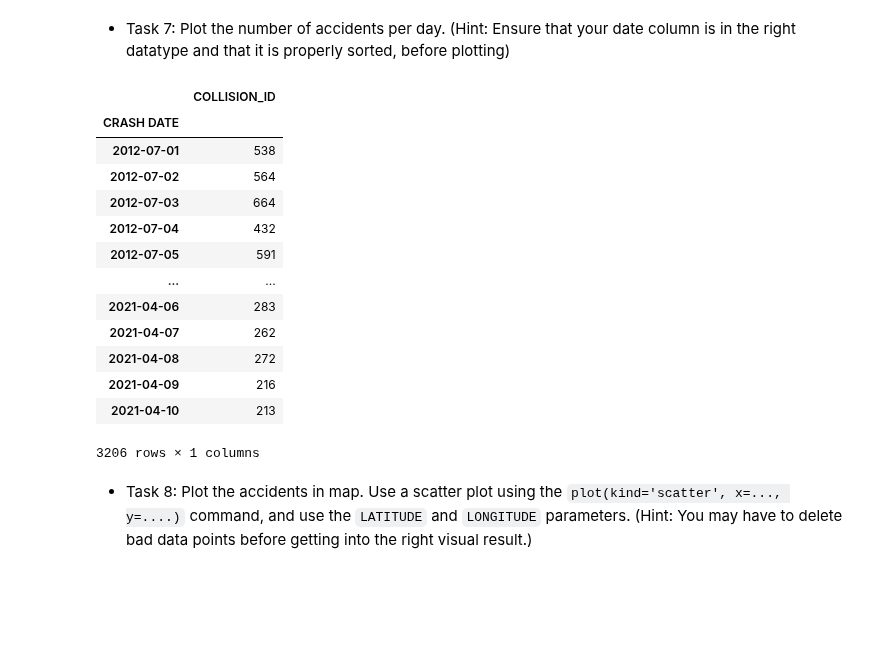
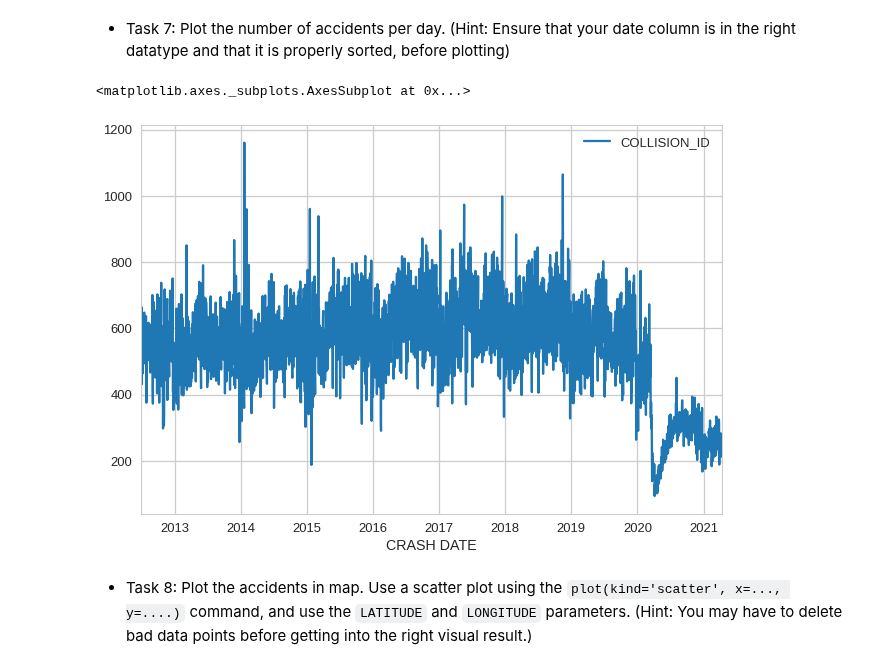
Before and after one commit to nhwhite212/DealingwithDataSpring2021, a Jupyter notebook: 6-Pandas/A-Introduction_to_Pandas.ipynb, the cells around one changed output. Drawn from its saved outputs; the diff is of its cells as text; code cells hidden in the pictures; blank space fills up the shorter version.

```diff
--- a/6-Pandas/A-Introduction_to_Pandas.ipynb
+++ b/6-Pandas/A-Introduction_to_Pandas.ipynb
@@ -670,25 +672,13 @@ Name: CONTRIBUTING FACTOR VEHICLE 1, Length: 61, dtype: int64
 # %%
 pivot = pd.pivot_table(
     data = colls,
     index = 'CRASH DATE',
     values = 'COLLISION_ID',
     aggfunc = 'count'
 )
-pivot
+pivot.plot()
 # %% [output]
-|  | COLLISION_ID |
-| CRASH DATE |  |
-| 2012-07-01 | 538 |
-| 2012-07-02 | 564 |
-| 2012-07-03 | 664 |
-| 2012-07-04 | 432 |
-| 2012-07-05 | 591 |
-| ... | ... |
-| 2021-04-06 | 283 |
-| 2021-04-07 | 262 |
-| 2021-04-08 | 272 |
-| 2021-04-09 | 216 |
-| 2021-04-10 | 213 |
-3206 rows × 1 columns
+<matplotlib.axes._subplots.AxesSubplot at 0x...>
+[figure, added]
 # %% [markdown]
 * Task 8: Plot the accidents in map. Use a scatter plot using the `plot(kind='scatter', x=..., y=....)` command, and use the `LATITUDE` and `LONGITUDE` parameters. (Hint: You may have to delete bad data points before getting into the right visual result.)
```
Also changed, not shown: parts of 3 cells of this notebook.
